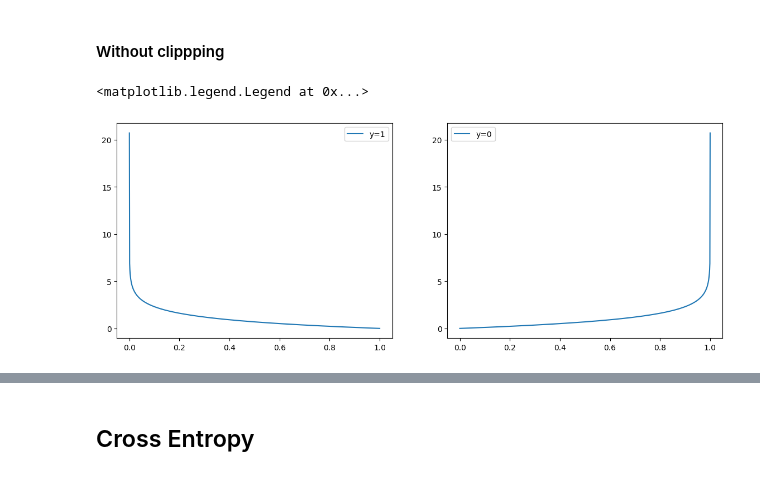
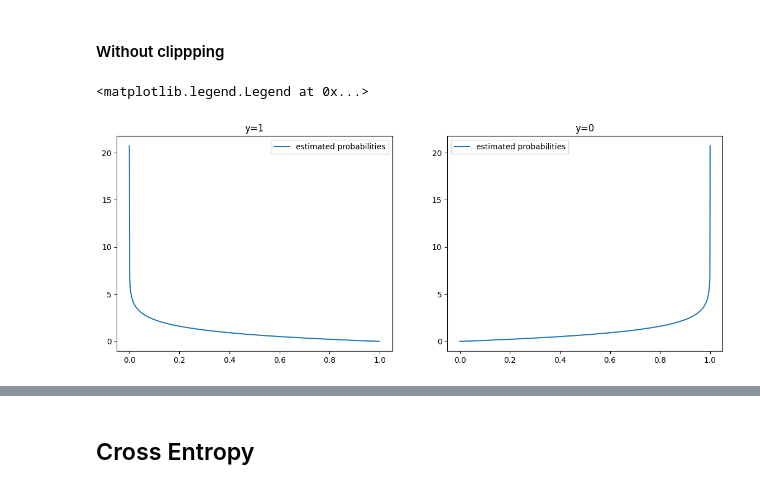
Before and after one commit to atkamara/deeplearning, a Jupyter notebook: module/Tutorials.ipynb, the cells around one changed output, grey strips where cells are left out. Drawn from its saved outputs; the diff is of its cells as text; code cells hidden in the pictures.

```diff
--- a/module/Tutorials.ipynb
+++ b/module/Tutorials.ipynb
@@ -912,14 +942,16 @@ ax2.legend()
 #### Without clippping
 # %%
 ps = numpy.linspace(1e-9,1-1e-9,1000).reshape(-1,1)
-y1 = [ bcost.compute(numpy.array([1]),p,clip=False) for p in ps ]
-y0 = [ bcost.compute(numpy.array([0]),p,clip=False) for p in ps ]
+y1 = numpy.array([ [[bcost.compute(numpy.array([1]),p,clip=False)],bcost.pr()] for p in ps ])
+y0 = numpy.array([ [[bcost.compute(numpy.array([0]),p,clip=False)],bcost.pr()] for p in ps ])
 # %%
 fig,(ax1,ax2) = plt.subplots(1,2,figsize=(14,5))
-ax1.plot(ps,y1,label='y=1')
-ax2.plot(ps,y0,label='y=0')
+ax1.set_title('y=1')
+ax1.plot(ps,y1[:,0],label='estimated probabilities')
+ax2.set_title('y=0')
+ax2.plot(ps,y0[:,0],label='estimated probabilities')
 ax1.legend()
 ax2.legend()
 # %% [output]
 <matplotlib.legend.Legend at 0x...>
-[figure, old version]
+[figure, new version]
```
Also changed, not shown: parts of 33 cells of this notebook, 1 other file.
